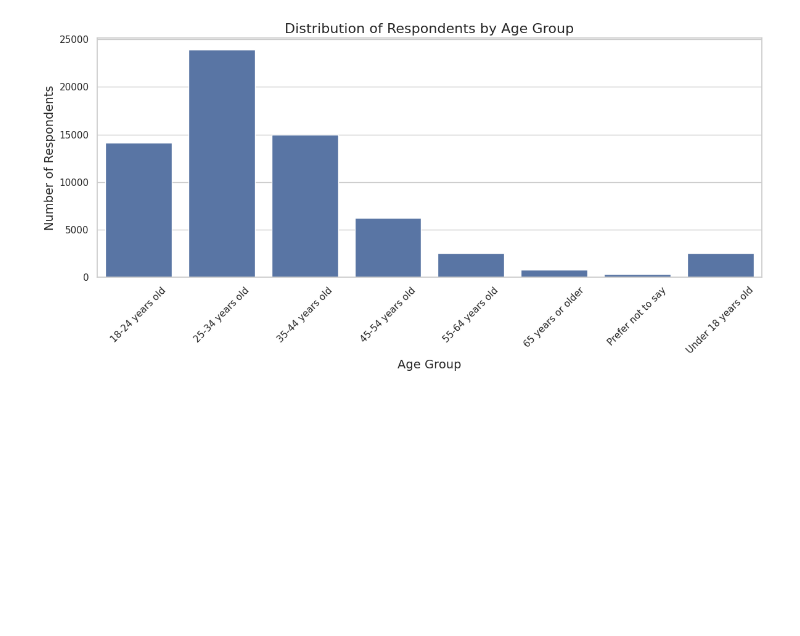
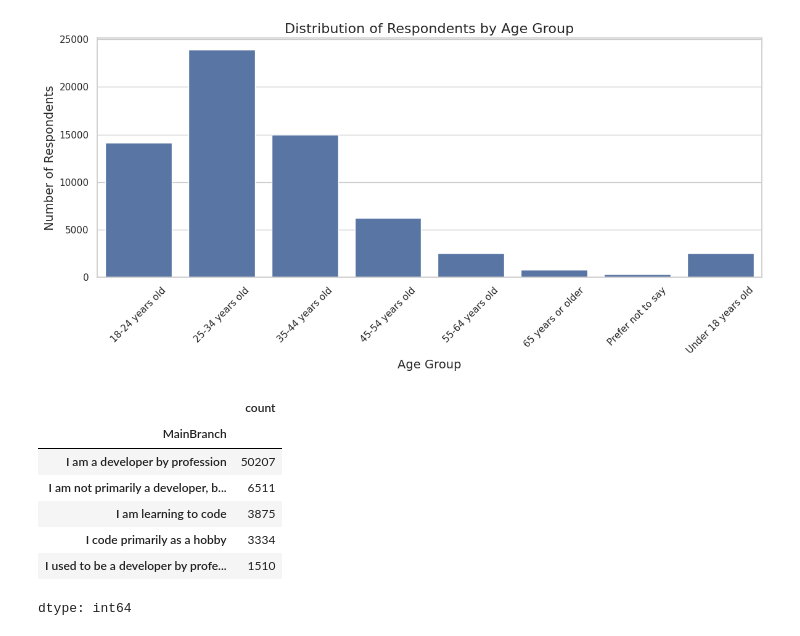
Before and after one commit to gorky93/stackoverflow_analysis, a Jupyter notebook: stackoverflow24.ipynb, the cells around one changed output. Saved outputs shown, nothing was run; the diff lists cells and outputs as text; code cells hidden in the pictures; blank space fills up the shorter version.

```diff
--- a/stackoverflow24.ipynb
+++ b/stackoverflow24.ipynb
@@ -138,3 +185,15 @@ plt.tight_layout()
 plt.show()
 # %% [output]
 [figure]
+# %%
+schema_series.MainBranch
+survey_results['MainBranch'].value_counts()
+# %% [output]
+|  | count |
+| MainBranch |  |
+| I am a developer by profession | 50207 |
+| I am not primarily a developer, b... | 6511 |
+| I am learning to code | 3875 |
+| I code primarily as a hobby | 3334 |
+| I used to be a developer by profe... | 1510 |
+dtype: int64
```
Also changed, not shown: parts of 9 cells of this notebook.
